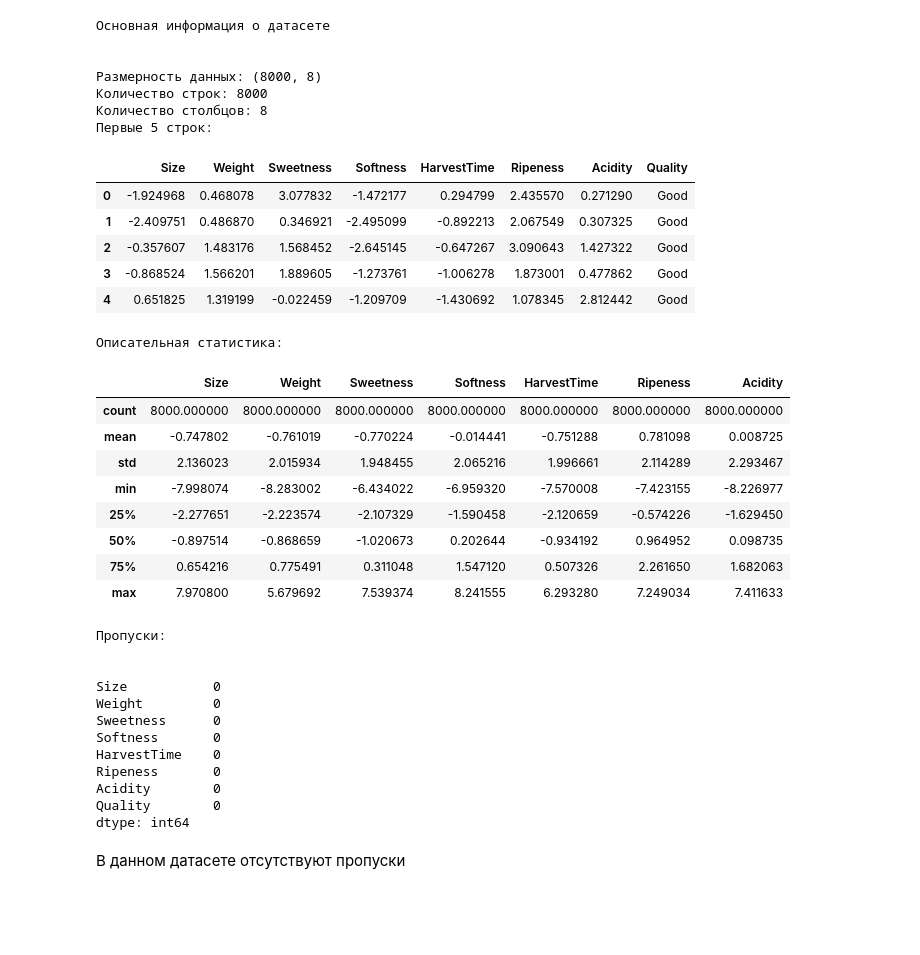
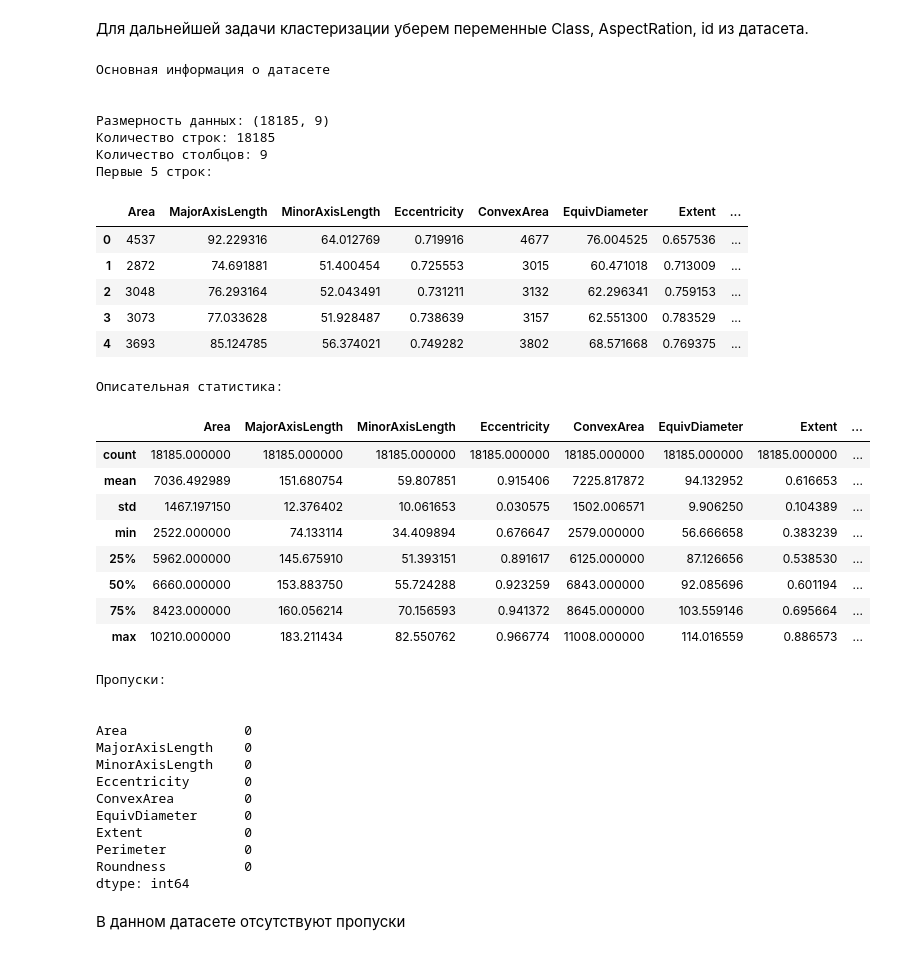
Before and after one commit to anlu4k/LAB4, a Jupyter notebook: lab4.ipynb, the cells around one changed output. Drawn from its saved outputs; the diff is of its cells as text; code cells hidden in the pictures; blank space fills up the shorter version.

```diff
--- a/lab4.ipynb
+++ b/lab4.ipynb
@@ -9,3 +53,5 @@
+# %% [markdown]
+Для дальнейшей задачи кластеризации уберем переменные Class, AspectRation, id из датасета.
 # %%
 import pandas as pd
 import numpy as np
@@ -14,58 +60,62 @@ import seaborn as sns
 from sklearn.preprocessing import StandardScaler
 import warnings
 import scipy.cluster.hierarchy as shc
 from sklearn.cluster import KMeans, DBSCAN
 from sklearn.metrics import silhouette_score, calinski_harabasz_score, davies_bouldin_score, rand_score, adjusted_rand_score, jaccard_score, pairwise_distances
 from sklearn.neighbors import NearestNeighbors
 from sklearn.decomposition import PCA
 from pandas.plotting import scatter_matrix
 from sklearn.cluster import KMeans, AgglomerativeClustering
 warnings.filterwarnings('ignore')
 
 
 sns.set(style="whitegrid")
 plt.rcParams['figure.figsize'] = (10, 6)
 
 
-df = pd.read_csv('banana_quality.csv')
+df = pd.read_csv('riceClassification.csv')
+df.drop('Class', axis=1, inplace=True)
+df.drop('id', axis=1, inplace=True)
+df.drop('AspectRation', axis=1, inplace=True)
+
 
 print("Основная информация о датасете")
 print("\n")
 print(f"Размерность данных: {df.shape}")
 print(f"Количество строк: {df.shape[0]}")
 print(f"Количество столбцов: {df.shape[1]}")
 print("Первые 5 строк:")
 print("\n")
 df.head()
 # %% [output]
 Основная информация о датасете
 
 
-Размерность данных: (8000, 8)
-Количество строк: 8000
-Количество столбцов: 8
+Размерность данных: (18185, 9)
+Количество строк: 18185
+Количество столбцов: 9
 Первые 5 строк:
-|  | Size | Weight | Sweetness | Softness | HarvestTime | Ripeness | Acidity | Quality |
-| 0 | -1.924968 | 0.468078 | 3.077832 | -1.472177 | 0.294799 | 2.435570 | 0.271290 | Good |
-| 1 | -2.409751 | 0.486870 | 0.346921 | -2.495099 | -0.892213 | 2.067549 | 0.307325 | Good |
-| 2 | -0.357607 | 1.483176 | 1.568452 | -2.645145 | -0.647267 | 3.090643 | 1.427322 | Good |
-| 3 | -0.868524 | 1.566201 | 1.889605 | -1.273761 | -1.006278 | 1.873001 | 0.477862 | Good |
-| 4 | 0.651825 | 1.319199 | -0.022459 | -1.209709 | -1.430692 | 1.078345 | 2.812442 | Good |
+|  | Area | MajorAxisLength | MinorAxisLength | Eccentricity | ConvexArea | EquivDiameter | Extent | ... |
+| 0 | 4537 | 92.229316 | 64.012769 | 0.719916 | 4677 | 76.004525 | 0.657536 | ... |
+| 1 | 2872 | 74.691881 | 51.400454 | 0.725553 | 3015 | 60.471018 | 0.713009 | ... |
+| 2 | 3048 | 76.293164 | 52.043491 | 0.731211 | 3132 | 62.296341 | 0.759153 | ... |
+| 3 | 3073 | 77.033628 | 51.928487 | 0.738639 | 3157 | 62.551300 | 0.783529 | ... |
+| 4 | 3693 | 85.124785 | 56.374021 | 0.749282 | 3802 | 68.571668 | 0.769375 | ... |
 # %%
 print("Описательная статистика:")
 print("\n")
 df.describe()
 # %% [output]
 Описательная статистика:
-|  | Size | Weight | Sweetness | Softness | HarvestTime | Ripeness | Acidity |
-| count | 8000.000000 | 8000.000000 | 8000.000000 | 8000.000000 | 8000.000000 | 8000.000000 | 8000.000000 |
-| mean | -0.747802 | -0.761019 | -0.770224 | -0.014441 | -0.751288 | 0.781098 | 0.008725 |
-| std | 2.136023 | 2.015934 | 1.948455 | 2.065216 | 1.996661 | 2.114289 | 2.293467 |
-| min | -7.998074 | -8.283002 | -6.434022 | -6.959320 | -7.570008 | -7.423155 | -8.226977 |
-| 25% | -2.277651 | -2.223574 | -2.107329 | -1.590458 | -2.120659 | -0.574226 | -1.629450 |
-| 50% | -0.897514 | -0.868659 | -1.020673 | 0.202644 | -0.934192 | 0.964952 | 0.098735 |
-| 75% | 0.654216 | 0.775491 | 0.311048 | 1.547120 | 0.507326 | 2.261650 | 1.682063 |
-| max | 7.970800 | 5.679692 | 7.539374 | 8.241555 | 6.293280 | 7.249034 | 7.411633 |
+|  | Area | MajorAxisLength | MinorAxisLength | Eccentricity | ConvexArea | EquivDiameter | Extent | ... |
+| count | 18185.000000 | 18185.000000 | 18185.000000 | 18185.000000 | 18185.000000 | 18185.000000 | 18185.000000 | ... |
+| mean | 7036.492989 | 151.680754 | 59.807851 | 0.915406 | 7225.817872 | 94.132952 | 0.616653 | ... |
+| std | 1467.197150 | 12.376402 | 10.061653 | 0.030575 | 1502.006571 | 9.906250 | 0.104389 | ... |
+| min | 2522.000000 | 74.133114 | 34.409894 | 0.676647 | 2579.000000 | 56.666658 | 0.383239 | ... |
+| 25% | 5962.000000 | 145.675910 | 51.393151 | 0.891617 | 6125.000000 | 87.126656 | 0.538530 | ... |
+| 50% | 6660.000000 | 153.883750 | 55.724288 | 0.923259 | 6843.000000 | 92.085696 | 0.601194 | ... |
+| 75% | 8423.000000 | 160.056214 | 70.156593 | 0.941372 | 8645.000000 | 103.559146 | 0.695664 | ... |
+| max | 10210.000000 | 183.211434 | 82.550762 | 0.966774 | 11008.000000 | 114.016559 | 0.886573 | ... |
 # %%
 print("\nПропуски:")
 print("\n")
@@ -74,14 +124,15 @@ print(df.isnull().sum())
 Пропуски:
 
 
-Size           0
-Weight         0
-Sweetness      0
-Softness       0
-HarvestTime    0
-Ripeness       0
-Acidity        0
-Quality        0
+Area               0
+MajorAxisLength    0
+MinorAxisLength    0
+Eccentricity       0
+ConvexArea         0
+EquivDiameter      0
+Extent             0
+Perimeter          0
+Roundness          0
 dtype: int64
 # %% [markdown]
 В данном датасете отсутствуют пропуски
```
Also changed, not shown: parts of 59 cells of this notebook, 3 other files.
